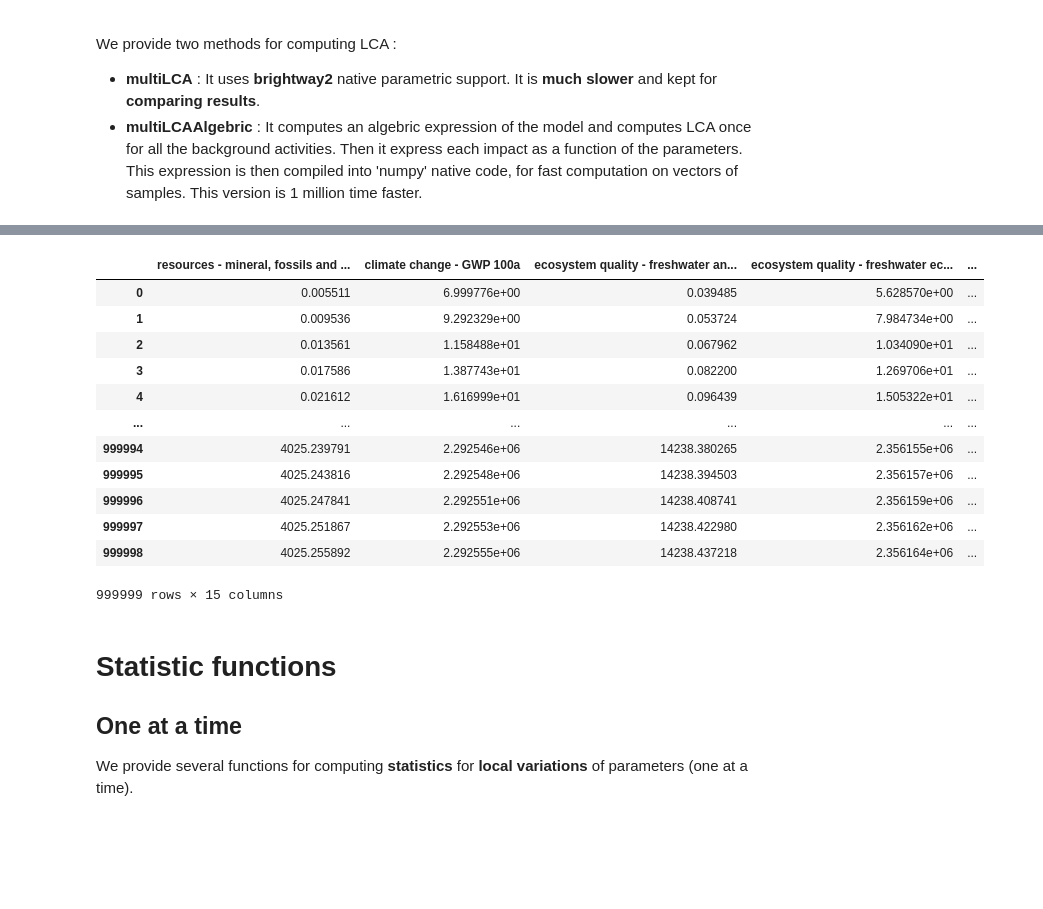
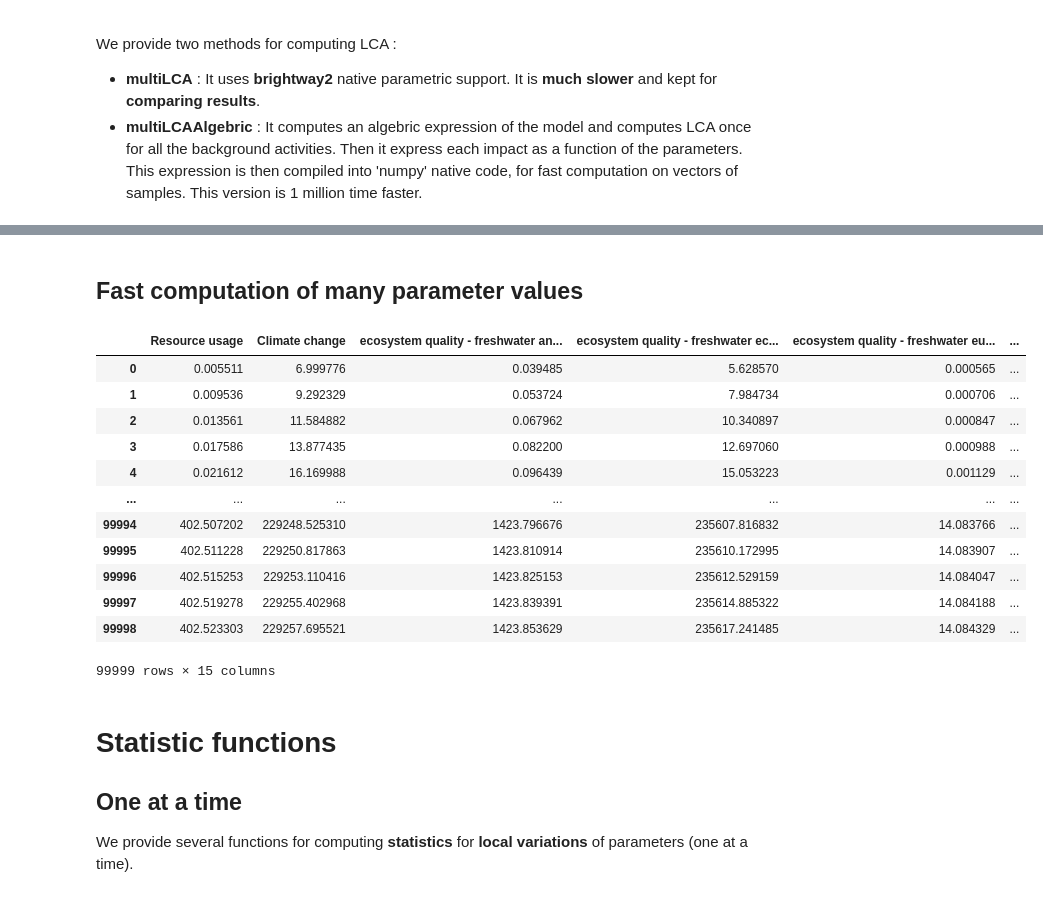
Before and after one commit to oie-mines-paristech/lca_algebraic, a Jupyter notebook: example-notebook.ipynb, the cells around one changed output, grey strips where cells are left out. Saved outputs shown, nothing was run; the diff lists cells and outputs as text; code cells hidden in the pictures; blank space fills up the shorter version.

```diff
--- a/example-notebook.ipynb
+++ b/example-notebook.ipynb
@@ -381,27 +409,29 @@ multiLCAAlgebric(
+# %% [markdown]
+## Fast computation of many parameter values
 # %%
 # Fast computation for millions of separate samples
 multiLCAAlgebric(
     model, # The model
     impacts, # Impacts
 
     # Parameters of the model
-    a=list(range(1, 1000000)), # All lists should have the same size
+    a=list(range(1, 100000)), # All lists should have the same size
     share_recycled_aluminium=1, # Those parameters are fixed
     elec_switch_param="eu")
 # %% [output]
-|  | resources - mineral, fossils and ... | climate change - GWP 100a | ecosystem quality - freshwater an... | ecosystem quality - freshwater ec... | ... |
-| 0 | 0.005511 | 6.999776e+00 | 0.039485 | 5.628570e+00 | ... |
-| 1 | 0.009536 | 9.292329e+00 | 0.053724 | 7.984734e+00 | ... |
-| 2 | 0.013561 | 1.158488e+01 | 0.067962 | 1.034090e+01 | ... |
-| 3 | 0.017586 | 1.387743e+01 | 0.082200 | 1.269706e+01 | ... |
-| 4 | 0.021612 | 1.616999e+01 | 0.096439 | 1.505322e+01 | ... |
-| ... | ... | ... | ... | ... | ... |
-| 999994 | 4025.239791 | 2.292546e+06 | 14238.380265 | 2.356155e+06 | ... |
-| 999995 | 4025.243816 | 2.292548e+06 | 14238.394503 | 2.356157e+06 | ... |
-| 999996 | 4025.247841 | 2.292551e+06 | 14238.408741 | 2.356159e+06 | ... |
-| 999997 | 4025.251867 | 2.292553e+06 | 14238.422980 | 2.356162e+06 | ... |
-| 999998 | 4025.255892 | 2.292555e+06 | 14238.437218 | 2.356164e+06 | ... |
+|  | Resource usage | Climate change | ecosystem quality - freshwater an... | ecosystem quality - freshwater ec... | ecosystem quality - freshwater eu... | ... |
+| 0 | 0.005511 | 6.999776 | 0.039485 | 5.628570 | 0.000565 | ... |
+| 1 | 0.009536 | 9.292329 | 0.053724 | 7.984734 | 0.000706 | ... |
+| 2 | 0.013561 | 11.584882 | 0.067962 | 10.340897 | 0.000847 | ... |
+| 3 | 0.017586 | 13.877435 | 0.082200 | 12.697060 | 0.000988 | ... |
+| 4 | 0.021612 | 16.169988 | 0.096439 | 15.053223 | 0.001129 | ... |
+| ... | ... | ... | ... | ... | ... | ... |
+| 99994 | 402.507202 | 229248.525310 | 1423.796676 | 235607.816832 | 14.083766 | ... |
+| 99995 | 402.511228 | 229250.817863 | 1423.810914 | 235610.172995 | 14.083907 | ... |
+| 99996 | 402.515253 | 229253.110416 | 1423.825153 | 235612.529159 | 14.084047 | ... |
+| 99997 | 402.519278 | 229255.402968 | 1423.839391 | 235614.885322 | 14.084188 | ... |
+| 99998 | 402.523303 | 229257.695521 | 1423.853629 | 235617.241485 | 14.084329 | ... |
-999999 rows × 15 columns
+99999 rows × 15 columns
 # %% [markdown]
  # Statistic functions
 
```
Also changed, not shown: parts of 13 cells of this notebook, 8 other files.
